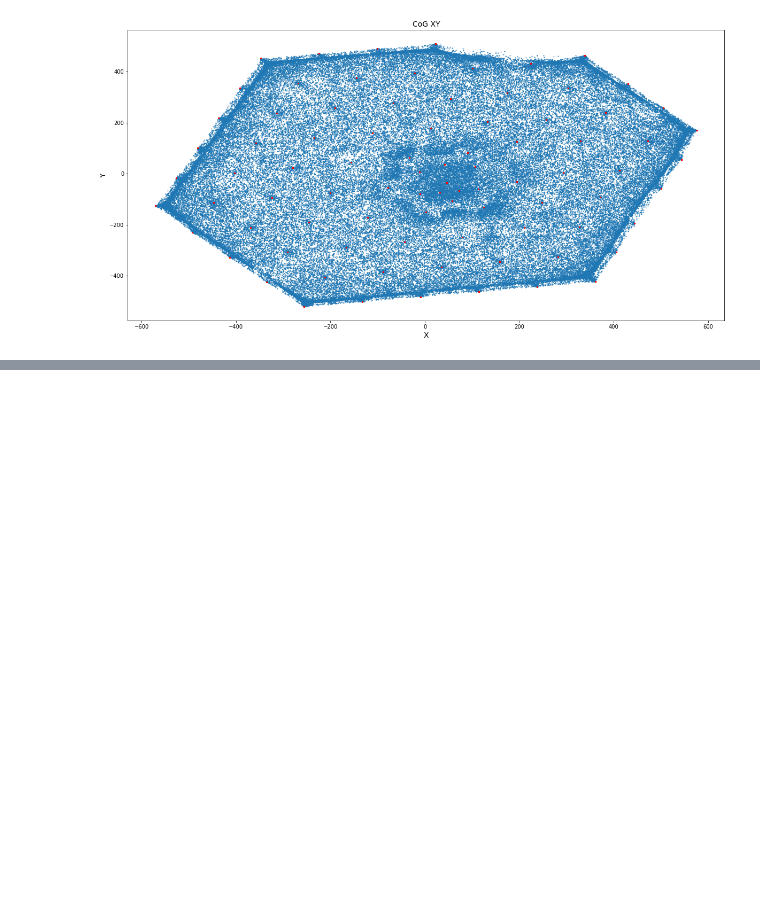
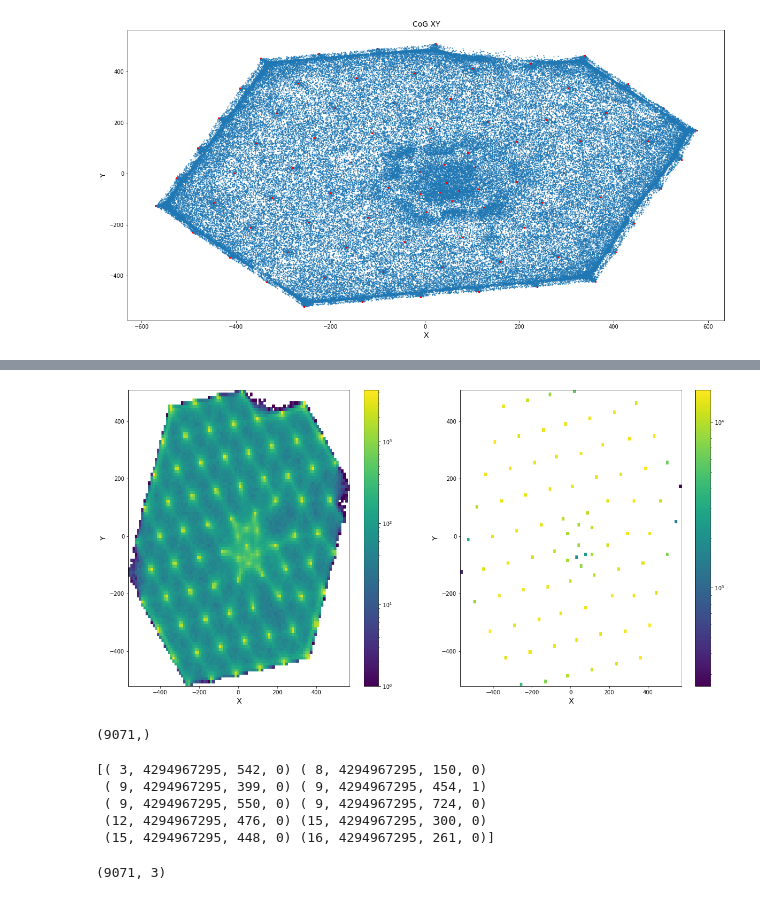
Before and after one commit to dpankova/DoublePulse, a Jupyter notebook: notebooks/NewFormat/NewFormat_plot_checks-containment.ipynb, the cells around one changed output, grey strips where cells are left out. Saved outputs shown, nothing was run; the diff lists cells and outputs as text; code cells hidden in the pictures; blank space fills up the shorter version.

```diff
--- a/notebooks/NewFormat/NewFormat_plot_checks-containment.ipynb
+++ b/notebooks/NewFormat/NewFormat_plot_checks-containment.ipynb
@@ -151,0 +272,27 @@ plt.show()
+# %%
+fig, ax = plt.subplots(nrows=1, ncols=2,sharex = True,sharey=True, figsize=(20,10))
+plt.title('Neutrino vertex XY', fontdict={'fontsize': 14, 'fontweight': 'medium'})
+plt.subplot(1,2,1)
+plt.hist2d(data_cont_2['cog'][:,0],data_cont_2['cog'][:,1],bins = 100 ,norm=mpl.colors.LogNorm())
+plt.xlabel("X",  fontdict={'fontsize': 14, 'fontweight': 'medium'})
+plt.ylabel("Y",  fontdict={'fontsize': 14, 'fontweight': 'medium'})
+plt.colorbar()
+
+plt.subplot(1,2,2)
+plt.hist2d(data_cont_2['st_pos'][:,0],data_cont_2['st_pos'][:,1], bins =100,norm=mpl.colors.LogNorm() )
+plt.xlabel("X",  fontdict={'fontsize': 14, 'fontweight': 'medium'})
+plt.ylabel("Y",  fontdict={'fontsize': 14, 'fontweight': 'medium'})
+plt.colorbar()
+
+plt.show()
+# %% [output]
+[figure, added]
+# %%
+ldist = []
+for i in data_cont_2:
+    if i['distance']>150:
+        ldist.append(np.array(i))
+ldist = np.array(ldist)
+print(ldist.shape)
+# %% [output]
+(9071,)
@@ -151,0 +304,25 @@ plt.show()
+# %%
+ldist = ldist[ind.argsort()]
+print(ldist['id'][:10])
+# %% [output]
+[( 3, 4294967295, 542, 0) ( 8, 4294967295, 150, 0)
+ ( 9, 4294967295, 399, 0) ( 9, 4294967295, 454, 1)
+ ( 9, 4294967295, 550, 0) ( 9, 4294967295, 724, 0)
+ (12, 4294967295, 476, 0) (15, 4294967295, 300, 0)
+ (15, 4294967295, 448, 0) (16, 4294967295, 261, 0)]
+# %%
+sbang_2 = []
+for i in ldist:
+    spos = np.zeros(3)
+    pos = i['meson']['position']
+    di = i['meson']['direction']
+    leng = i['meson']['length']
+  #  print(pos,di,leng)
+    spos[0] = pos[0]+np.sin(di[0])*np.cos(di[1])*leng
+    spos[1] = pos[1]+np.sin(di[0])*np.sin(di[1])*leng
+    spos[2] = pos[2]+np.cos(di[0])*leng
+    sbang_2.append(spos)
+sbang_2 = np.array(sbang_2)
+print(sbang_2.shape)
+# %% [output]
+(9071, 3)
```
Also changed, not shown: parts of 29 cells of this notebook, 9 other files.
